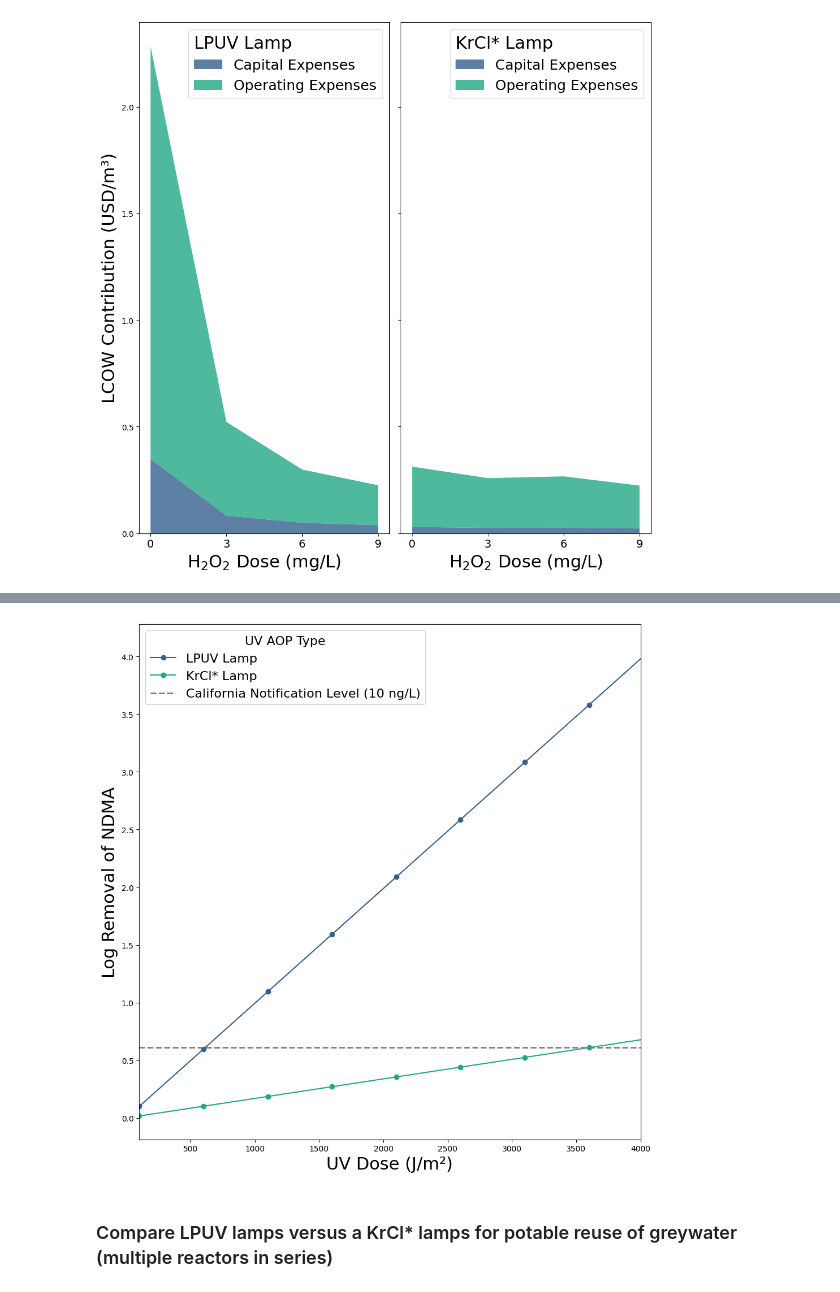
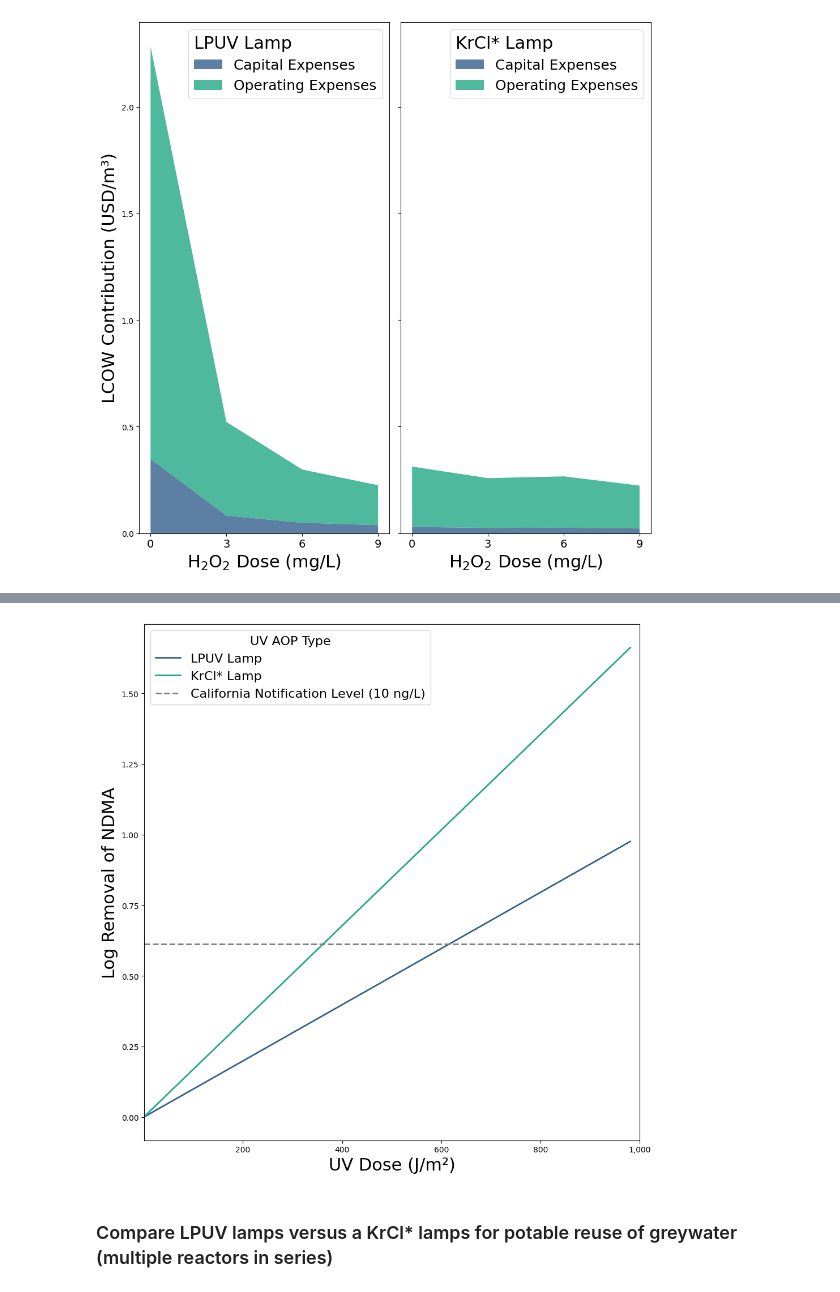
Before and after one commit to AbbyHodson/watertap, a Jupyter notebook: nawi_521_612_tea/NAWI_521_612_TEA.ipynb, the cells around one changed output, grey strips where cells are left out. Drawn from its saved outputs; the diff is of its cells as text; code cells hidden in the pictures.

Commit message:
correct NDMA decay rate

```diff
--- a/nawi_521_612_tea/NAWI_521_612_TEA.ipynb
+++ b/nawi_521_612_tea/NAWI_521_612_TEA.ipynb
@@ -165,7 +166,7 @@ def basic_uv_aop_setup(m, reactor_num, tea_scenario, lamp_type, contaminant_type
             case 'LPUV':
                 reactor.inactivation_rate.fix(2.29*(10**-3)) #overall inactivation rate constant for NDMA [m2/J]; degredation is primarily driven by direct photolysis for NDMA
             case 'KrCl*':
-                reactor.inactivation_rate.fix(3.9*(10**-4)) #overall inactivation rate constant for NDMA [m2/J]; degredation is primarily driven by direct photolysis for NDMA
+                reactor.inactivation_rate.fix(3.9*(10**-3)) #overall inactivation rate constant for NDMA [m2/J]; degredation is primarily driven by direct photolysis for NDMA
             case 'Alt-LPUV':
                 reactor.inactivation_rate.fix(2.29*(10**-3)) #overall inactivation rate constant for NDMA [m2/J]; degredation is primarily driven by direct photolysis for NDMA
 
@@ -466,11 +467,11 @@ base_ndma_lr = pd.DataFrame(columns=['lamp_type', 'log_removal', 'uv_dose','LCOW
 #initialize baseline model for NDMA degradation by both lamp types (assuming one lamp can deliver required UV dose)
 for lamp_type in ['LPUV', 'KrCl*']:
     #set lower and upper bounds for UV dose [J/m^2]
-    lower_bound = 100
-    upper_bound = 4500
+    lower_bound = 1
+    upper_bound = 1000
 
     #solve baseline model at different UV doses to generate UV dose vs log removal curve
-    for dose in range(lower_bound, upper_bound+1, 500):
+    for dose in range(lower_bound, upper_bound+1, 20):
         m, log_removal, num_reactors = build_model(1, lamp_type, 'NDMA', False, dose_override = dose)
 
         #add UV dose vs log removal data to dataframe for comparing scenarios
@@ -504,33 +505,36 @@ for lamp_type in ['LPUV', 'KrCl*']:
 # %%
 #create plot of UV dose versus NDMA log removal for each lamp type (Figure 2)
 fig, ax = plt.subplots(figsize=(10, 10), sharex=True)
 
 #plot line chart of log removal versus UV dose for LPUV lamp
 subset = base_ndma_lr[base_ndma_lr['lamp_type'] == 'LPUV']
-ax.plot(subset['uv_dose'], subset['log_removal'], marker = 'o', label = 'LPUV Lamp', color = viridis(0.3))
+ax.plot(subset['uv_dose'], subset['log_removal'], label = 'LPUV Lamp', color = viridis(0.3), linewidth = 2)
 
 #plot line chart of log removal versus UV dose for KrCl* lamp
 subset = base_ndma_lr[base_ndma_lr['lamp_type'] == 'KrCl*']
-ax.plot(subset['uv_dose'], subset['log_removal'], marker = 'o', label = 'KrCl* Lamp', color = viridis(0.6))
+ax.plot(subset['uv_dose'], subset['log_removal'], label = 'KrCl* Lamp', color = viridis(0.6), linewidth = 2)
 
 #add horizontal line for 0.613 log removal (reduces NDMA concentration to 10 ng/L, the California notification limit)
-ax.plot([lower_bound, upper_bound], [0.613, 0.613], color='gray', linestyle='--', linewidth=2)
+ax.plot([lower_bound, upper_bound], [0.613, 0.613], color='gray', linestyle='--', linewidth = 2)
 
 #format plot
+def format_with_commas(x, pos):
+    return f'{int(x):,}'
+ax.xaxis.set_major_formatter(FuncFormatter(format_with_commas))
 ax.set_ylabel('Log Removal of NDMA', fontsize = 22)
 ax.set_xlabel('UV Dose (J/m²)', fontsize = 22)
 ax.grid(False)
 ax.legend(title = "UV AOP Type", fontsize = 18, title_fontsize = 22)
-ax.set_xlim([lower_bound, 4000])
+ax.set_xlim([lower_bound, 1000])
 line = mlines.Line2D([], [], color = 'gray', linestyle='--', linewidth = 2, label = 'California Notification Level (10 ng/L)')
 ax.legend(handles=ax.get_legend_handles_labels()[0] + [line], labels=ax.get_legend_handles_labels()[1] + ['California Notification Level (10 ng/L)'], title="UV AOP Type", fontsize=16, title_fontsize=16)
 
 #export figure
 plt.tight_layout()
 plt.savefig('figure_2.jpeg', bbox_inches='tight')
 plt.show()
 # %% [output]
-[figure, old version]
+[figure, new version]
 # %% [markdown]
 ### Compare LPUV lamps versus a KrCl* lamps for potable reuse of greywater (multiple reactors in series)
 # %%
```
Also changed, not shown: parts of 8 cells of this notebook, 2 other files.
